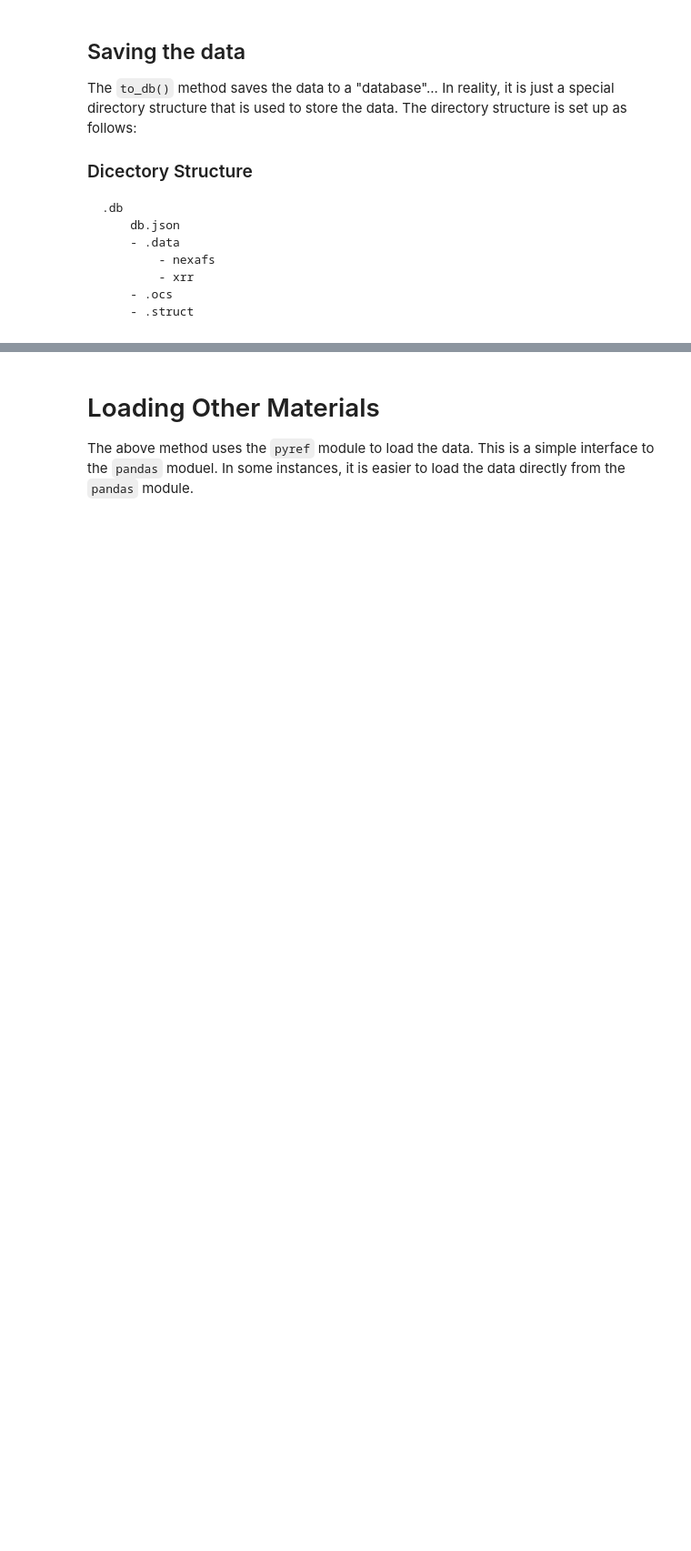
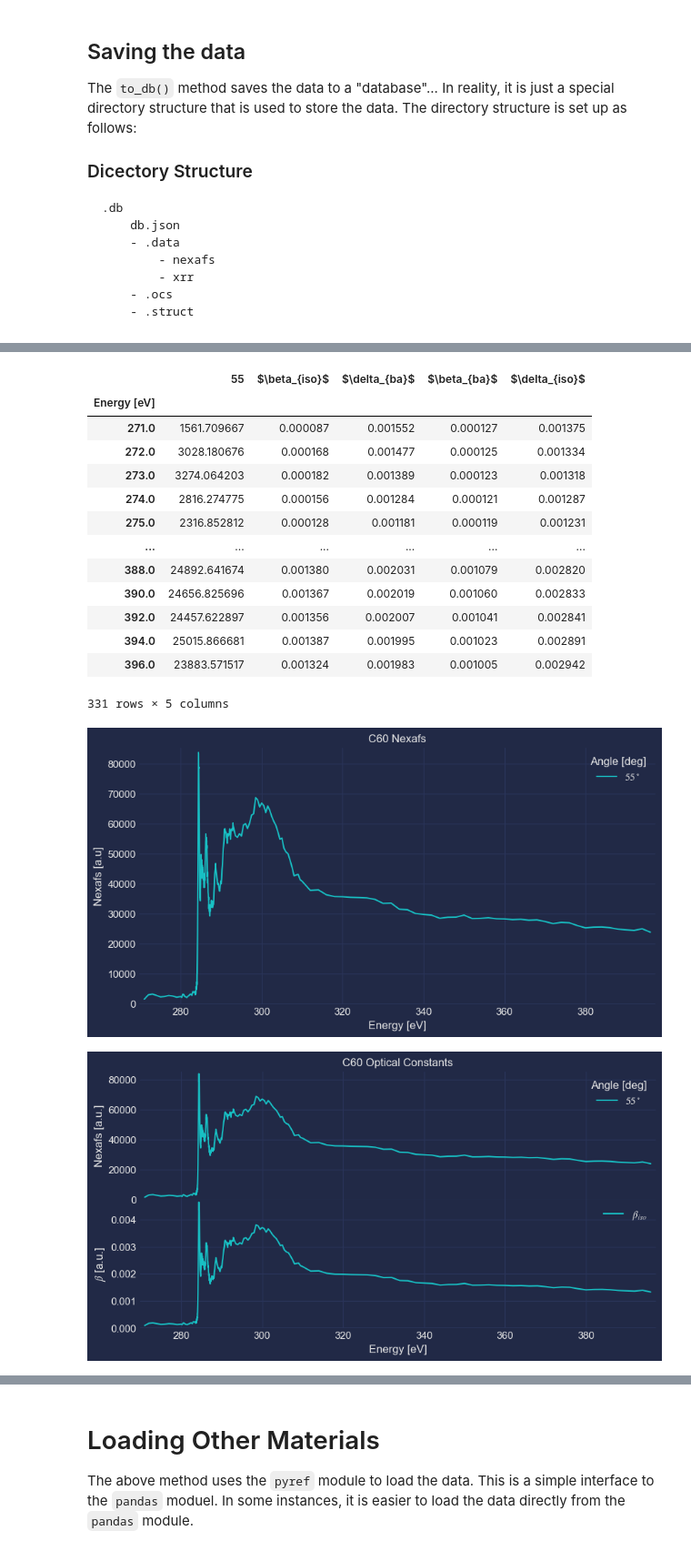
Before and after one commit to WSU-Carbon-Lab/pyref, a Jupyter notebook: docs/OrientedOpticalConstants.ipynb, the cells around one changed output, grey strips where cells are left out. Shown at 91% size. Cells and saved outputs as stored; diff of their text form; code cells hidden in the pictures; blank space fills up the shorter version.

```diff
--- a/docs/OrientedOpticalConstants.ipynb
+++ b/docs/OrientedOpticalConstants.ipynb
@@ -125,0 +132,28 @@ dft.to_db()
+# %%
+c60_f = db / ".data" / "nexafs" / "C60.raw"
+C60 = rf.AngleNexafs(c60_f, molecular_name = "C60", density=1.65, name = "C60", angles = None, read_kwargs={"sep": "\t"}) # type: ignore
+C60.plot_ar()
+
+# apply kk
+C60.get_ooc()
+C60.get_kk()
+C60.plot_delta_beta()
+C60.to_db()
+C60
+# %% [output]
+|  | 55 | $\beta_{iso}$ | $\delta_{ba}$ | $\beta_{ba}$ | $\delta_{iso}$ |
+| Energy [eV] |  |  |  |  |  |
+| 271.0 | 1561.709667 | 0.000087 | 0.001552 | 0.000127 | 0.001375 |
+| 272.0 | 3028.180676 | 0.000168 | 0.001477 | 0.000125 | 0.001334 |
+| 273.0 | 3274.064203 | 0.000182 | 0.001389 | 0.000123 | 0.001318 |
+| 274.0 | 2816.274775 | 0.000156 | 0.001284 | 0.000121 | 0.001287 |
+| 275.0 | 2316.852812 | 0.000128 | 0.001181 | 0.000119 | 0.001231 |
+| ... | ... | ... | ... | ... | ... |
+| 388.0 | 24892.641674 | 0.001380 | 0.002031 | 0.001079 | 0.002820 |
+| 390.0 | 24656.825696 | 0.001367 | 0.002019 | 0.001060 | 0.002833 |
+| 392.0 | 24457.622897 | 0.001356 | 0.002007 | 0.001041 | 0.002841 |
+| 394.0 | 25015.866681 | 0.001387 | 0.001995 | 0.001023 | 0.002891 |
+| 396.0 | 23883.571517 | 0.001324 | 0.001983 | 0.001005 | 0.002942 |
+331 rows × 5 columns
+[figure, added]
+[figure, added]
```
Also changed, not shown: parts of 33 cells of this notebook, 5 other files.
